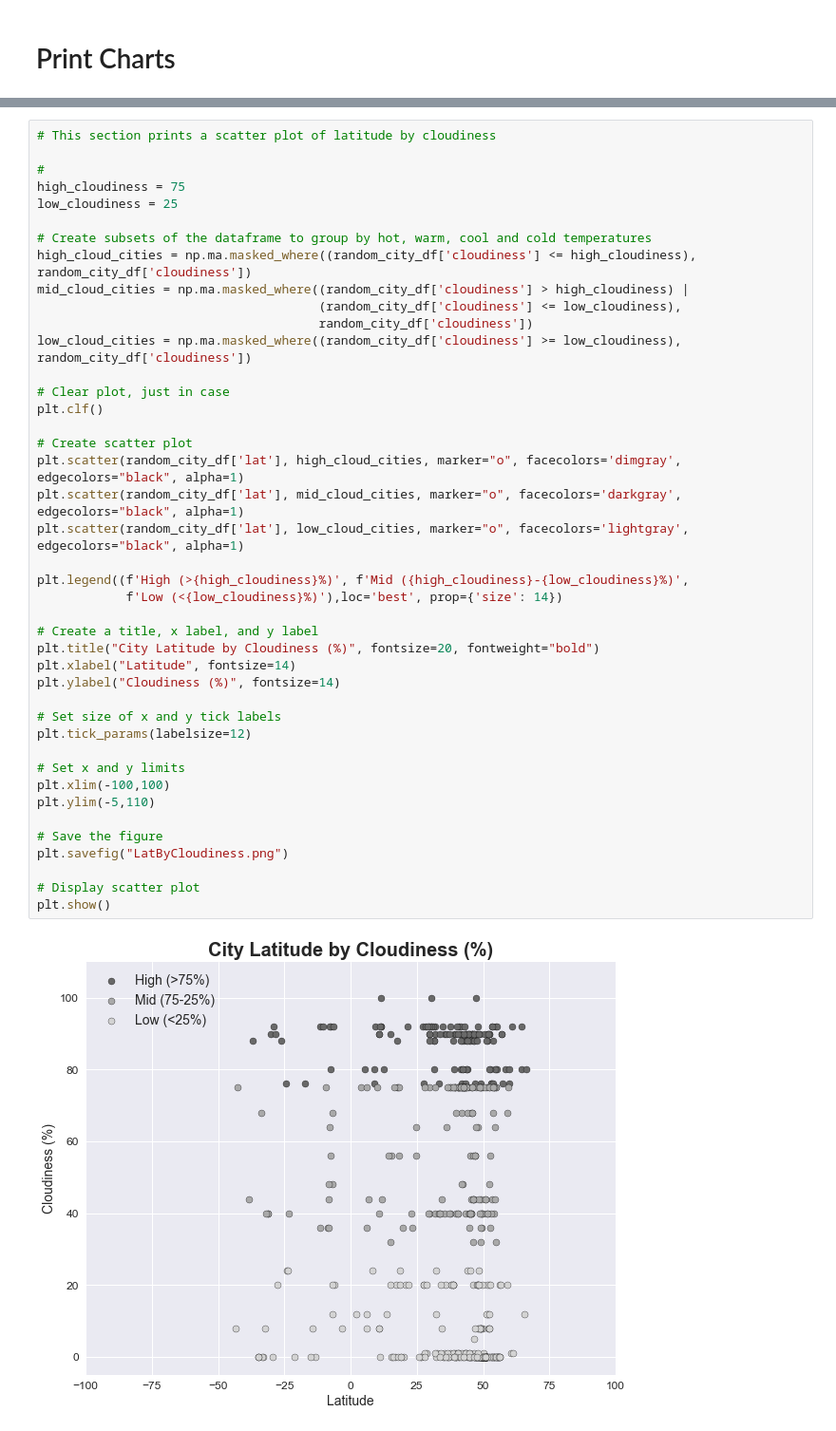
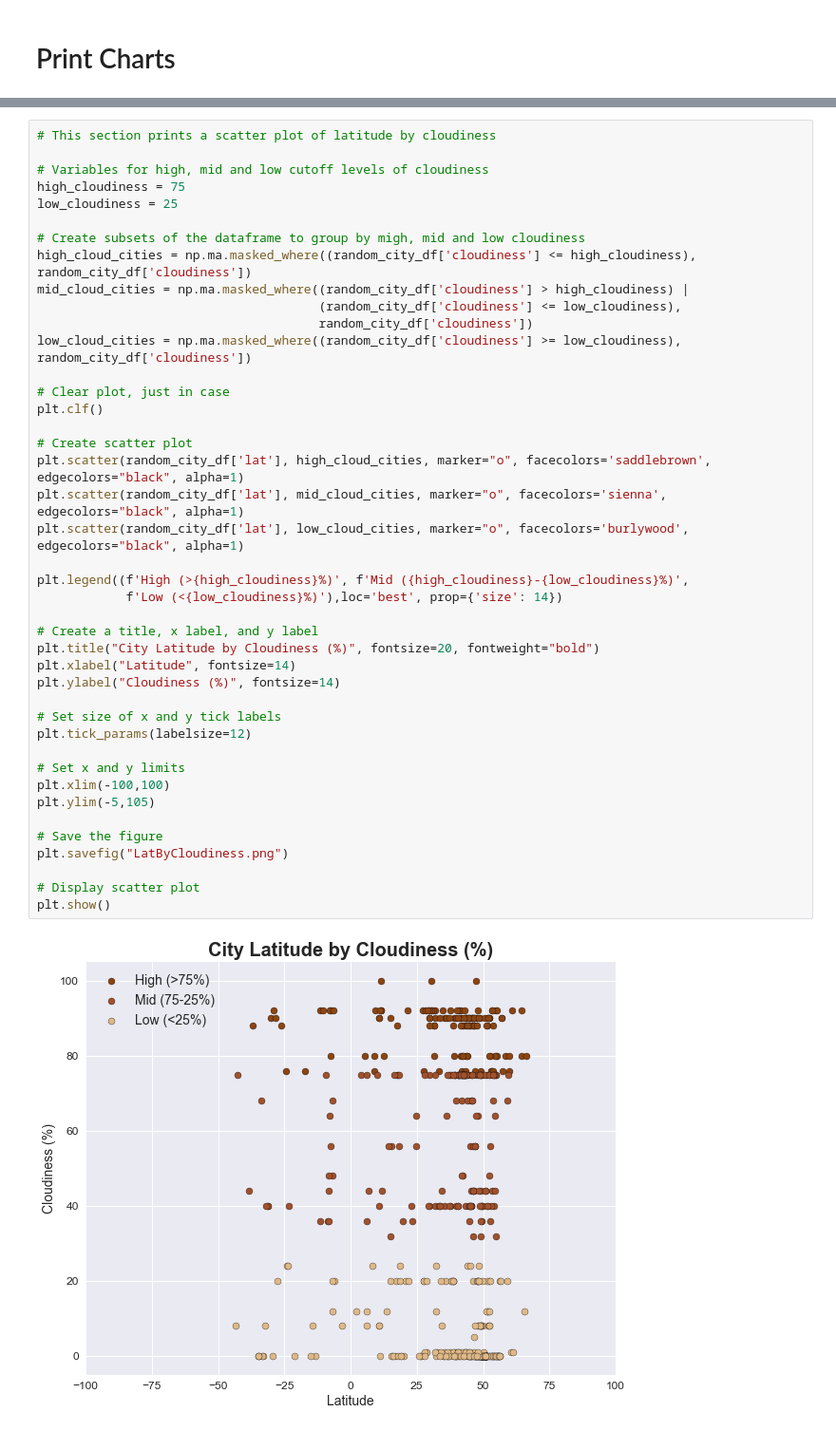
Before and after one commit to spencerrand/Unit-6-Python-APIs, a Jupyter notebook: main.ipynb, the cells around one changed output, grey strips where cells are left out. Shown at 95% size. Saved outputs shown, nothing was run; the diff lists cells and outputs as text.

```diff
--- a/main.ipynb
+++ b/main.ipynb
@@ -259,47 +259,47 @@ plt.show()
 # %%
 # This section prints a scatter plot of latitude by cloudiness
 
-#
+# Variables for high, mid and low cutoff levels of cloudiness
 high_cloudiness = 75
 low_cloudiness = 25
 
-# Create subsets of the dataframe to group by hot, warm, cool and cold temperatures
+# Create subsets of the dataframe to group by migh, mid and low cloudiness
 high_cloud_cities = np.ma.masked_where((random_city_df['cloudiness'] <= high_cloudiness), random_city_df['cloudiness'])
 mid_cloud_cities = np.ma.masked_where((random_city_df['cloudiness'] > high_cloudiness) |
                                       (random_city_df['cloudiness'] <= low_cloudiness),
                                       random_city_df['cloudiness'])
 low_cloud_cities = np.ma.masked_where((random_city_df['cloudiness'] >= low_cloudiness), random_city_df['cloudiness'])
 
 # Clear plot, just in case
 plt.clf()
 
 # Create scatter plot
-plt.scatter(random_city_df['lat'], high_cloud_cities, marker="o", facecolors='dimgray', edgecolors="black", alpha=1)
-plt.scatter(random_city_df['lat'], mid_cloud_cities, marker="o", facecolors='darkgray', edgecolors="black", alpha=1)
-plt.scatter(random_city_df['lat'], low_cloud_cities, marker="o", facecolors='lightgray', edgecolors="black", alpha=1)
+plt.scatter(random_city_df['lat'], high_cloud_cities, marker="o", facecolors='saddlebrown', edgecolors="black", alpha=1)
+plt.scatter(random_city_df['lat'], mid_cloud_cities, marker="o", facecolors='sienna', edgecolors="black", alpha=1)
+plt.scatter(random_city_df['lat'], low_cloud_cities, marker="o", facecolors='burlywood', edgecolors="black", alpha=1)
 
 plt.legend((f'High (>{high_cloudiness}%)', f'Mid ({high_cloudiness}-{low_cloudiness}%)',
             f'Low (<{low_cloudiness}%)'),loc='best', prop={'size': 14})
 
 # Create a title, x label, and y label
 plt.title("City Latitude by Cloudiness (%)", fontsize=20, fontweight="bold")
 plt.xlabel("Latitude", fontsize=14)
 plt.ylabel("Cloudiness (%)", fontsize=14)
 
 # Set size of x and y tick labels
 plt.tick_params(labelsize=12)
 
 # Set x and y limits
 plt.xlim(-100,100)
-plt.ylim(-5,110)
+plt.ylim(-5,105)
 
 # Save the figure
 plt.savefig("LatByCloudiness.png")
 
 # Display scatter plot
 plt.show()
 # %% [output]
-[figure, old version]
+[figure, new version]
 # %%
 # This section prints a scatter plot of latitude by windspeed
 
```
Also changed, not shown: parts of 3 cells of this notebook.
